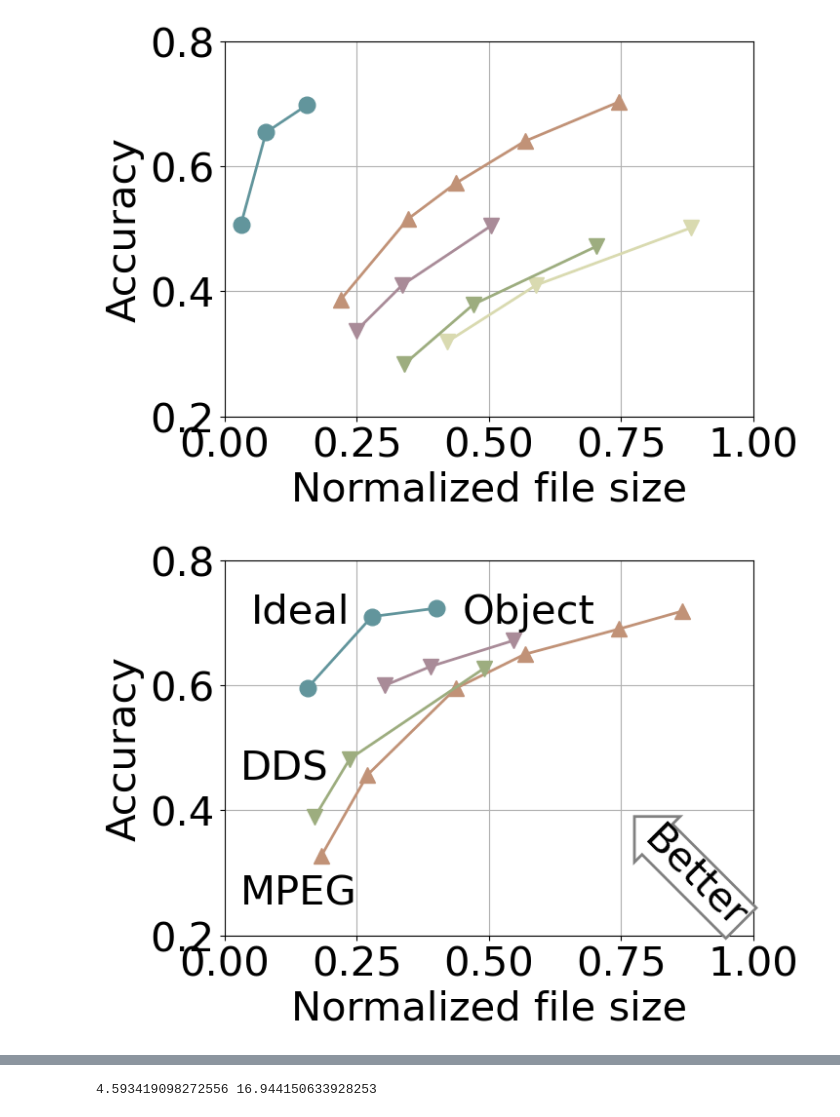
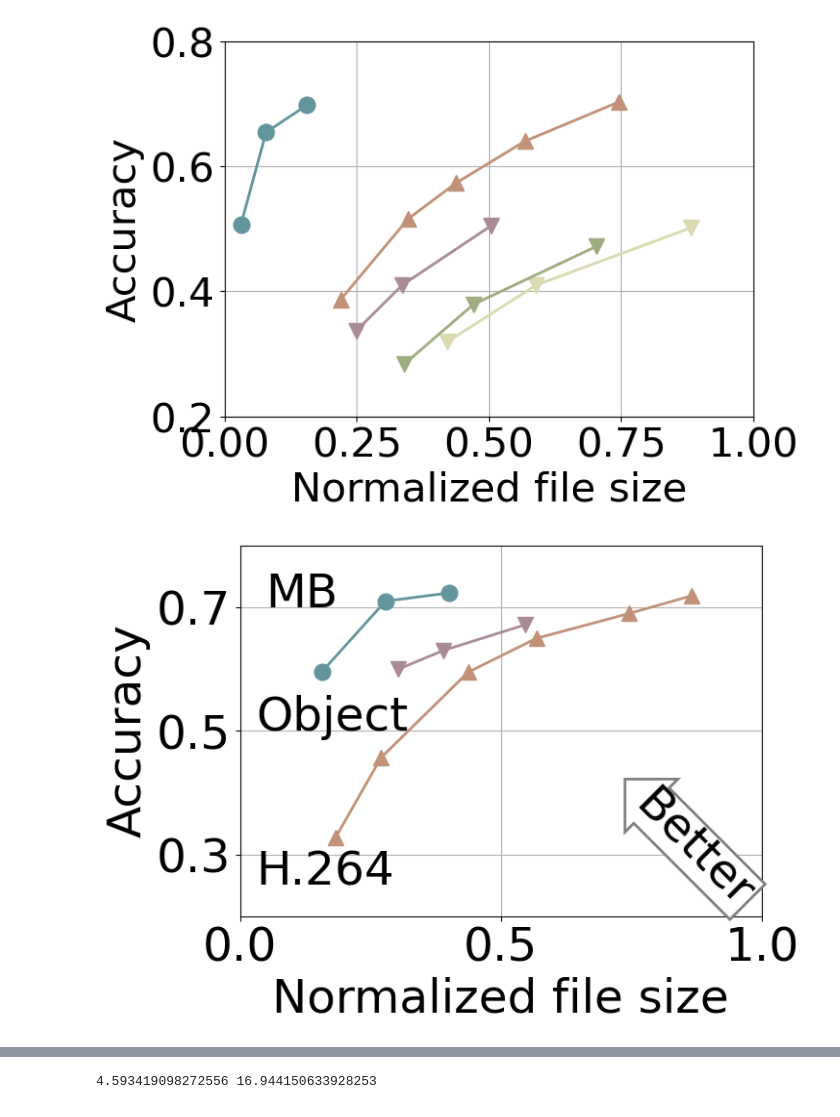
Before and after one commit to KuntaiDu/AccMPEG, a Jupyter notebook: plot.ipynb, the cells around one changed output, grey strips where cells are left out. Drawn from its saved outputs; the diff is of its cells as text; code cells hidden in the pictures.

```diff
--- a/plot.ipynb
+++ b/plot.ipynb
@@ -318,7 +333,7 @@ ddss = [filter([fmt % i, 'dds']) for i in ids]
 eaars = [filter([fmt % i, 'eaar']) for i in ids]
 cloudsegs = [filter([fmt % i, 'cloudseg', '40']) for i in ids]
 reductos = [filter([fmt % i, 'reducto', '28']) for i in ids]
-
+vigils = [filter([fmt % i, 'vigil']) for i in ids]
 
 mpegs = []
 for i, acc in zip(ids, accs):
@@ -342,11 +357,15 @@ ddss = transform(ddss)
 eaars = transform(eaars)
 cloudsegs = transform(cloudsegs)
 reductos = transform(reductos)
+vigils = transform(vigils)
 
 
 
 fig, ax = plt.subplots(figsize=(7, 5))
 ax.grid()
+
+x, y = add_data(ax, vigils, new_colors['vigil'])
+ax.text(x + 0.05, y - 0.0, 'Vigil')
 
 x, y = add_data(ax, mpegs, colors[0])
 ax.text(x + 0.05, y - 0.0, 'AWStream')
@@ -362,7 +381,7 @@ x, y = add_data(ax, reductos, colors[5])
 ax.text(x + 0.01, y - 0.06, 'Reducto')
 
 l, r = 0, 1.19
-b, u = 0.3, 0.95
+b, u = 0.2, 0.95
 
 ax.set_xlim(l,r)
 ax.set_ylim(b,u)
@@ -947,6 +977,8 @@ import matplotlib.pyplot as plt
 import yaml
 with open('stats_segmentation_final', 'r') as f:
     data_full = yaml.load(f.read())
+
+print(data_full[-1])
 # add ground truth bandwidth for normalization purpose
 for data in data_full:
     data['gt_bw'] = filter([data['ground_truth_name']])['bw']
@@ -965,10 +997,12 @@ for i, acc in zip(ids, accs):
     batch = sorted(batch, key=lambda x: -x['bw'])
     mpegs.append(batch[0])
 cloudsegs = [filter([f'visdrone/videos/vis_{i}', 'cloudseg', 'qp_40']) for i in ids]
+ddss = [filter([f'visdrone/videos/vis_{i}', 'dds', 'qp_40']) for i in ids]
 
 accs = transform(accs)
 mpegs = transform(mpegs)
 cloudsegs = transform(cloudsegs)
+ddss = transform(ddss)
 
 
 fig, ax = plt.subplots(figsize=(7, 5))
@@ -989,7 +1023,11 @@ ax.set_ylabel('Accuracy')
 # savefig('figs/segmentation_vis_fcn_resnet101', fig)
 
 x, y = add_data(ax, cloudsegs, colors[4])
+
 ax.text(x, y+0.03, 'CloudSeg')
+
+x, y = add_data(ax, ddss, new_colors["dds"])
+ax.text(x-0.1, y-0.1, 'DDS')
 
 
 bbox_props = dict(boxstyle="larrow", fc=(1,1,1), ec="grey", lw=2)
@@ -1272,7 +1312,8 @@ savefig('figs/kpt_dancing', fig)
 [figure]
 # %%
 # plot measurement figure
-with open('stats_FPN_measurement', 'r') as f:
+plt.rcParams['font.size']=35
+with open('frozen_stats/stats_FPN_measurement', 'r') as f:
     data_full = yaml.load(f.read())
 # add ground truth bandwidth for normalization purpose
 for data in data_full:
@@ -1313,12 +1354,12 @@ ax.plot([gt_delta32[0], gt_delta64[0], gt_delta128[0]], [gt_delta32[1], gt_delta
 ax.plot([i[0] for i in qpdata], [i[1] for i in qpdata], c=colors[0], linewidth=2, markersize=12, marker='p', label='MPEG')
 ax.plot([i[0] for i in objdata], [i[1] for i in objdata], c=colors[4], linewidth=2, markersize=12, marker='s', label='Object')
 # ax.plot([i[0] for i in eaardata], [i[1] for i in eaardata], c=colors[3], linewidth=2, markersize=12, marker='v', label='EAAR')
-ax.plot([i[0] for i in ddsdata], [i[1] for i in ddsdata], c=colors[2], linewidth=2, markersize=12, marker='v', label='DDS')
+# ax.plot([i[0] for i in ddsdata], [i[1] for i in ddsdata], c=colors[2], linewidth=2, markersize=12, marker='v', label='DDS')
 
-ax.text(0.02, 0.85, 'Ideal')
+ax.text(0.1, 0.85, 'MB')
 ax.text(0.02, 0.78, 'Object')
-ax.text(0.02, 0.68, 'MPEG')
-ax.text(0.5, 0.68, 'DDS')
+ax.text(0.02, 0.64, 'Frame')
+# ax.text(0.5, 0.68, 'DDS')
 
 
 bbox_props = dict(boxstyle="larrow", fc=(1,1,1), ec="grey", lw=2)
@@ -1330,5 +1371,5 @@ bb.set_boxstyle("larrow", pad=0.05)
 # ax.set_yticks([0.85, 0.9])
 ax.set_xlabel('Normalized file size')
 ax.set_ylabel('Accuracy')
-savefig('figs/measurement_detection', fig)
+savefig('figs/measurement_detection_FPN', fig)
 # %% [output]
@@ -1386,7 +1616,7 @@ savefig('figs/measurement_detection', fig)
 # %%
 # plot measurement on segmentation
 # plot measurement figure
-with open('stats_fcn50_measurement_new', 'r') as f:
+with open('frozen_stats/stats_fcn50_measurement_new', 'r') as f:
     data_full = yaml.load(f.read())
 # add ground truth bandwidth for normalization purpose
 for data in data_full:
@@ -1413,39 +1643,41 @@ objdata = [transform([filter([v, '_cv_', f'qp_{qp}']) for v in v_list]) for qp i
 # eaardata = [transform([filter([v, 'eaar3', f'qp_{low}_{high}']) for v in v_list]) for (high, low) in highlow]
 
 
 highlow = [(50, 30), (44, 30),  (36, 30)]
 ddsdata = [transform([filter([v, 'ddsseg3', f'qp_{low}_{high}']) for v in v_list]) for (low, high) in highlow]
 
 
 fig, ax = plt.subplots(figsize=(7, 5))
 ax.grid()
 ax.set_xlim((0, 1))
 ax.set_ylim(0.2, 0.8)
 ax.plot([gt_delta32[0], gt_delta64[0], gt_delta128[0]], [gt_delta32[1], gt_delta64[1], gt_delta128[1]], c=colors[1], linewidth=2, markersize=12, marker='o', label='Ideal')
 
 ax.plot([i[0] for i in qpdata], [i[1] for i in qpdata], c=colors[0], linewidth=2, markersize=12, marker='^', label='MPEG')
 ax.plot([i[0] for i in objdata], [i[1] for i in objdata], c=colors[4], linewidth=2, markersize=12, marker='v', label='Object')
 # ax.plot([i[0] for i in eaardata], [i[1] for i in eaardata], c=colors[3], linewidth=2, markersize=12, marker='v', label='EAAR')
-ax.plot([i[0] for i in ddsdata], [i[1] for i in ddsdata], c=colors[2], linewidth=2, markersize=12, marker='v', label='DDS')
+# ax.plot([i[0] for i in ddsdata], [i[1] for i in ddsdata], c=colors[2], linewidth=2, markersize=12, marker='v', label='DDS')
 ax.set_xlabel('Normalized file size')
 ax.set_ylabel('Accuracy')
 
 bbox_props = dict(boxstyle="larrow", fc=(1,1,1), ec="grey", lw=2)
 t = ax.text(1.0,0.2, "Better", ha="right", va="bottom", rotation=-45,
             bbox=bbox_props)
 
 bb = t.get_bbox_patch()
 bb.set_boxstyle("larrow", pad=0.05)
 
-ax.text(0.05, 0.7, 'Ideal')
-ax.text(0.03, 0.45, 'DDS')
-ax.text(0.03, 0.25, 'MPEG')
-ax.text(0.45, 0.7, 'Object')
+ax.set_yticks([0.3,0.5, 0.7])
+
+ax.text(0.05, 0.7, 'MB')
+# ax.text(0.03, 0.45, 'DDS')
+ax.text(0.03, 0.25, 'H.264')
+ax.text(0.03, 0.5, 'Object')
 
 # ax.set_ylim(0, 0.73)
 savefig('figs/measurement_segmentation', fig)
 # %% [output]
-[figure, old version]
+[figure, new version]
 # %%
 
 # plot segmentation drone
```
Also changed, not shown: parts of 15 cells of this notebook, 30 other files.
